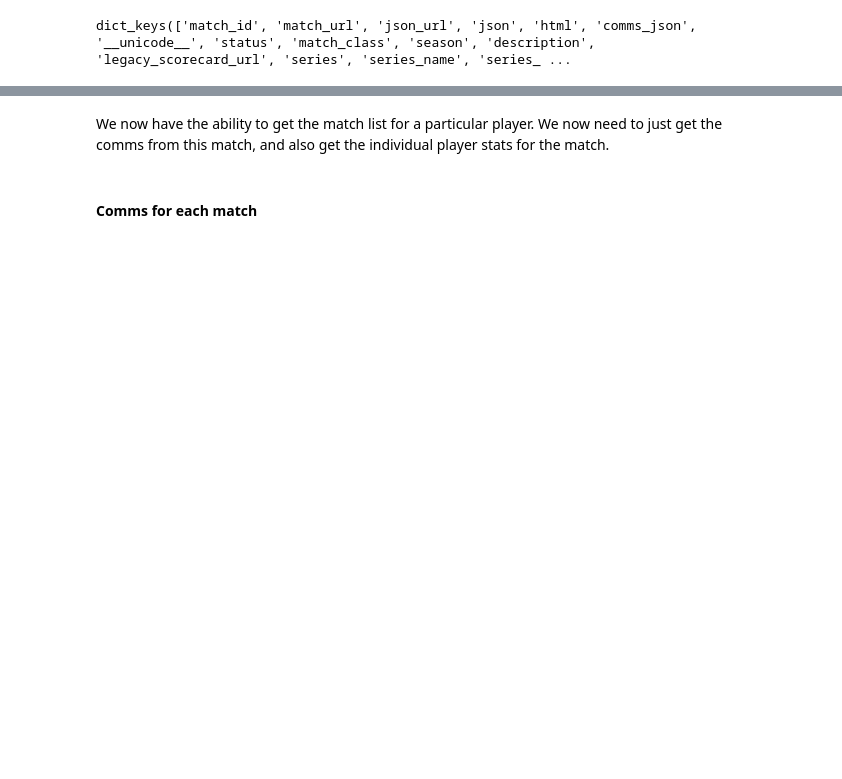
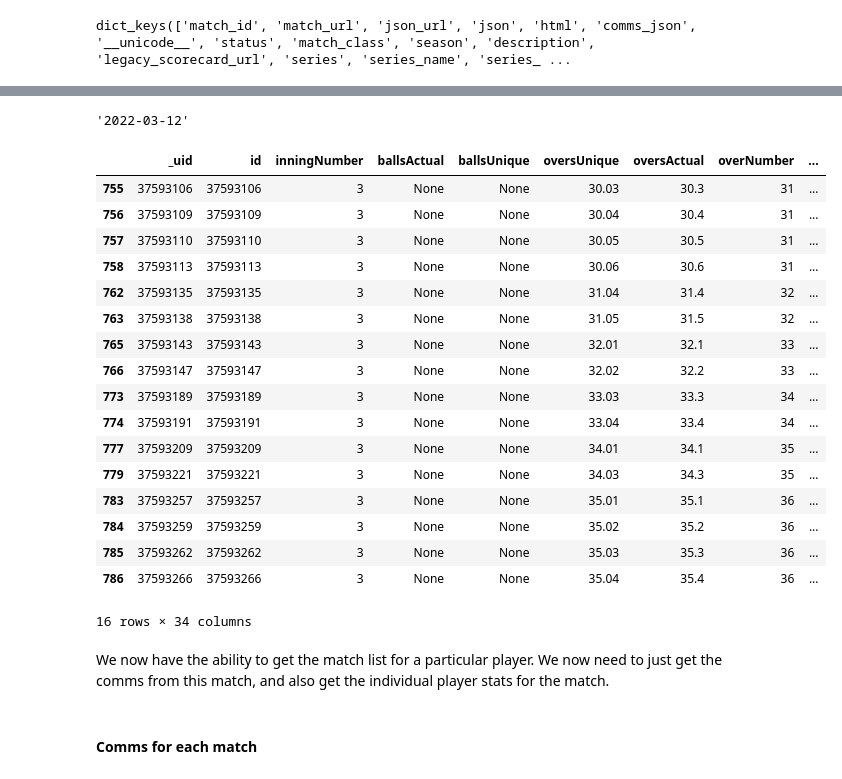
Before and after one commit to abhiramjoshi/cricket_analysis, a Jupyter notebook: codebase/Kohli/kohli_analysis.ipynb, the cells around one changed output, grey strips where cells are left out. Drawn from its saved outputs; the diff is of its cells as text; code cells hidden in the pictures; blank space fills up the shorter version.

```diff
--- a/codebase/Kohli/kohli_analysis.ipynb
+++ b/codebase/Kohli/kohli_analysis.ipynb
@@ -106,3 +75,29 @@ match_101.innings_list
+# %%
+match_101.date
+# %% [output]
+'2022-03-12'
+# %%
+match_101_contr = af._get_player_contribution(PLAYER_ID, match_101, 'bat', True, True)
+match_101_contr[-1]
+# %% [output]
+|  | _uid | id | inningNumber | ballsActual | ballsUnique | oversUnique | oversActual | overNumber | ... |
+| 755 | 37593106 | 37593106 | 3 | None | None | 30.03 | 30.3 | 31 | ... |
+| 756 | 37593109 | 37593109 | 3 | None | None | 30.04 | 30.4 | 31 | ... |
+| 757 | 37593110 | 37593110 | 3 | None | None | 30.05 | 30.5 | 31 | ... |
+| 758 | 37593113 | 37593113 | 3 | None | None | 30.06 | 30.6 | 31 | ... |
+| 762 | 37593135 | 37593135 | 3 | None | None | 31.04 | 31.4 | 32 | ... |
+| 763 | 37593138 | 37593138 | 3 | None | None | 31.05 | 31.5 | 32 | ... |
+| 765 | 37593143 | 37593143 | 3 | None | None | 32.01 | 32.1 | 33 | ... |
+| 766 | 37593147 | 37593147 | 3 | None | None | 32.02 | 32.2 | 33 | ... |
+| 773 | 37593189 | 37593189 | 3 | None | None | 33.03 | 33.3 | 34 | ... |
+| 774 | 37593191 | 37593191 | 3 | None | None | 33.04 | 33.4 | 34 | ... |
+| 777 | 37593209 | 37593209 | 3 | None | None | 34.01 | 34.1 | 35 | ... |
+| 779 | 37593221 | 37593221 | 3 | None | None | 34.03 | 34.3 | 35 | ... |
+| 783 | 37593257 | 37593257 | 3 | None | None | 35.01 | 35.1 | 36 | ... |
+| 784 | 37593259 | 37593259 | 3 | None | None | 35.02 | 35.2 | 36 | ... |
+| 785 | 37593262 | 37593262 | 3 | None | None | 35.03 | 35.3 | 36 | ... |
+| 786 | 37593266 | 37593266 | 3 | None | None | 35.04 | 35.4 | 36 | ... |
+16 rows × 34 columns
 # %% [markdown]
 We now have the ability to get the match list for a particular player. We now need to just get the comms from this match, and also get the individual player stats for the match.
 # %% [markdown]
```
Also changed, not shown: parts of 33 cells of this notebook, 5 other files.
